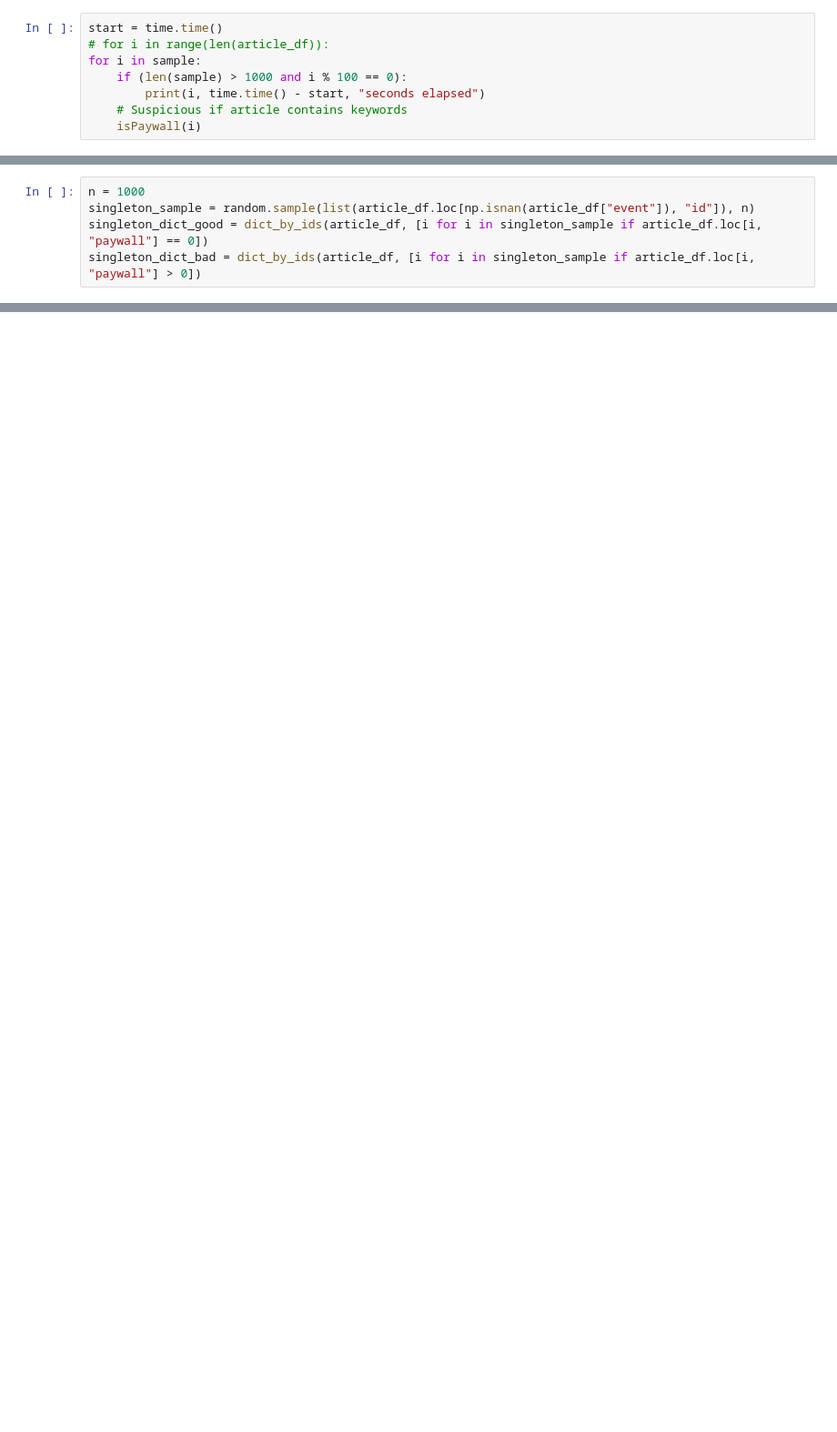
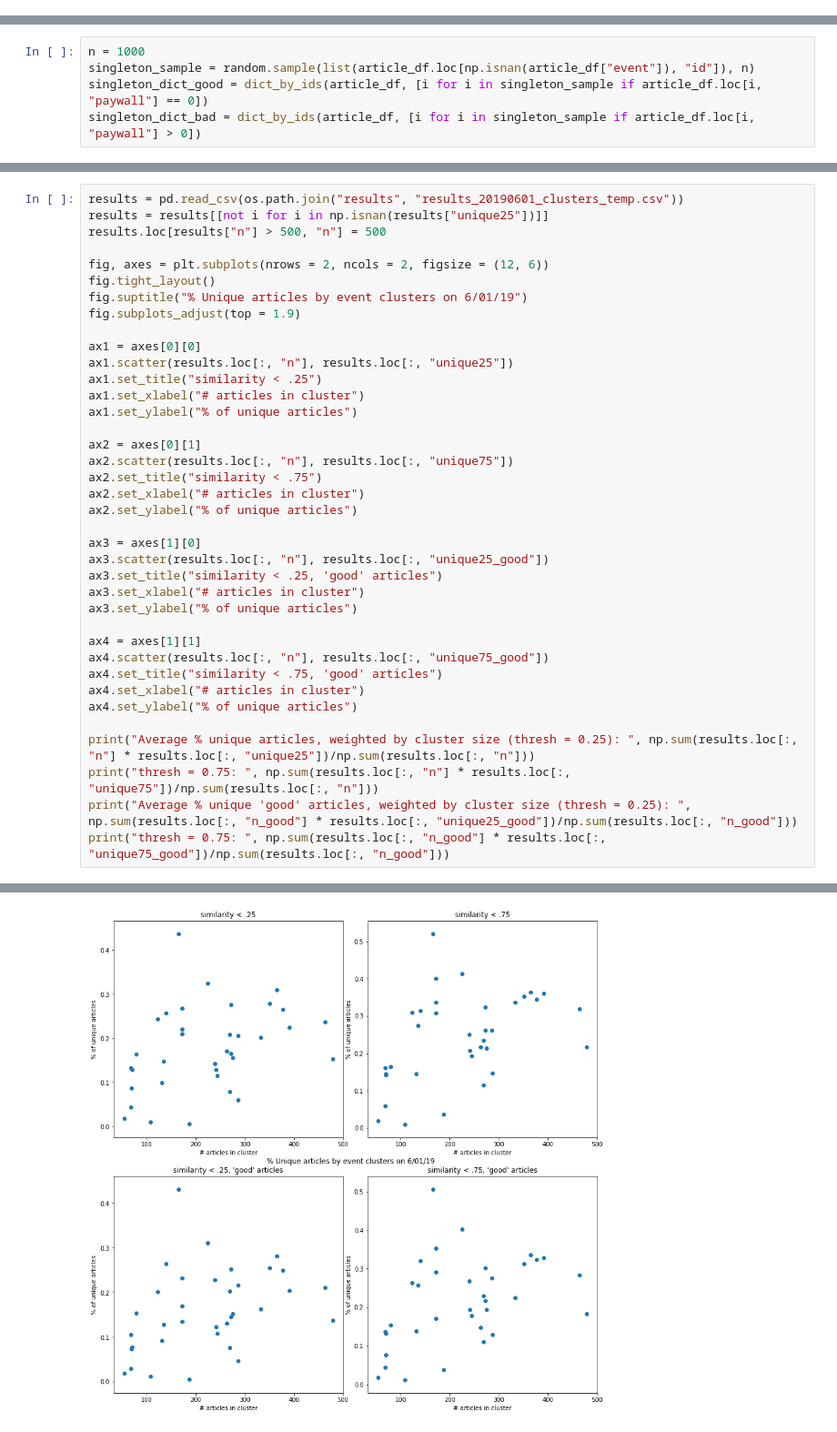
Before and after one commit to asprout/ArticleComparisons, a Jupyter notebook: OneDayDuplicationDetection-190601.ipynb, the cells around one changed output, grey strips where cells are left out. Shown at 91% size. Drawn from its saved outputs; the diff is of its cells as text; blank space fills up the shorter version.

```diff
--- a/OneDayDuplicationDetection-190601.ipynb
+++ b/OneDayDuplicationDetection-190601.ipynb
@@ -73,11 +73,3 @@ Mean, 5/25/50/75/95 percentiles: 2822.965 [ 161.75  843.   1883.   4115.75 8157.
-# %%
-start = time.time()
-# for i in range(len(article_df)):
-for i in sample:
-    if (len(sample) > 1000 and i % 100 == 0):
-        print(i, time.time() - start, "seconds elapsed")
-    # Suspicious if article contains keywords
-    isPaywall(i)
 # %%
 article_dict_good = dict_by_ids(article_df, [i for i in sample if article_df.loc[i, "paywall"] == 0])
 article_dict_bad = dict_by_ids(article_df, [i for i in sample if article_df.loc[i, "paywall"] > 0])
@@ -204,0 +168,39 @@ article_df[article_df["event"] == 39]
+# %%
+results = pd.read_csv(os.path.join("results", "results_20190601_clusters_temp.csv"))
+results = results[[not i for i in np.isnan(results["unique25"])]]
+results.loc[results["n"] > 500, "n"] = 500
+
+fig, axes = plt.subplots(nrows = 2, ncols = 2, figsize = (12, 6))
+fig.tight_layout()
+fig.suptitle("% Unique articles by event clusters on 6/01/19")
+fig.subplots_adjust(top = 1.9)
+
+ax1 = axes[0][0]
+ax1.scatter(results.loc[:, "n"], results.loc[:, "unique25"])
+ax1.set_title("similarity < .25")
+ax1.set_xlabel("# articles in cluster")
+ax1.set_ylabel("% of unique articles")
+
+ax2 = axes[0][1]
+ax2.scatter(results.loc[:, "n"], results.loc[:, "unique75"])
+ax2.set_title("similarity < .75")
+ax2.set_xlabel("# articles in cluster")
+ax2.set_ylabel("% of unique articles")
+
+ax3 = axes[1][0]
+ax3.scatter(results.loc[:, "n"], results.loc[:, "unique25_good"])
+ax3.set_title("similarity < .25, 'good' articles")
+ax3.set_xlabel("# articles in cluster")
+ax3.set_ylabel("% of unique articles")
+
+ax4 = axes[1][1]
+ax4.scatter(results.loc[:, "n"], results.loc[:, "unique75_good"])
+ax4.set_title("similarity < .75, 'good' articles")
+ax4.set_xlabel("# articles in cluster")
+ax4.set_ylabel("% of unique articles")
+
+print("Average % unique articles, weighted by cluster size (thresh = 0.25): ", np.sum(results.loc[:, "n"] * results.loc[:, "unique25"])/np.sum(results.loc[:, "n"]))
+print("thresh = 0.75: ", np.sum(results.loc[:, "n"] * results.loc[:, "unique75"])/np.sum(results.loc[:, "n"]))
+print("Average % unique 'good' articles, weighted by cluster size (thresh = 0.25): ", np.sum(results.loc[:, "n_good"] * results.loc[:, "unique25_good"])/np.sum(results.loc[:, "n_good"]))
+print("thresh = 0.75: ", np.sum(results.loc[:, "n_good"] * results.loc[:, "unique75_good"])/np.sum(results.loc[:, "n_good"]))
+# %% [output]
@@ -204,0 +211 @@ article_df[article_df["event"] == 39]
+[figure, added]
```
Also changed, not shown: parts of 12 cells of this notebook, 1 other file.
